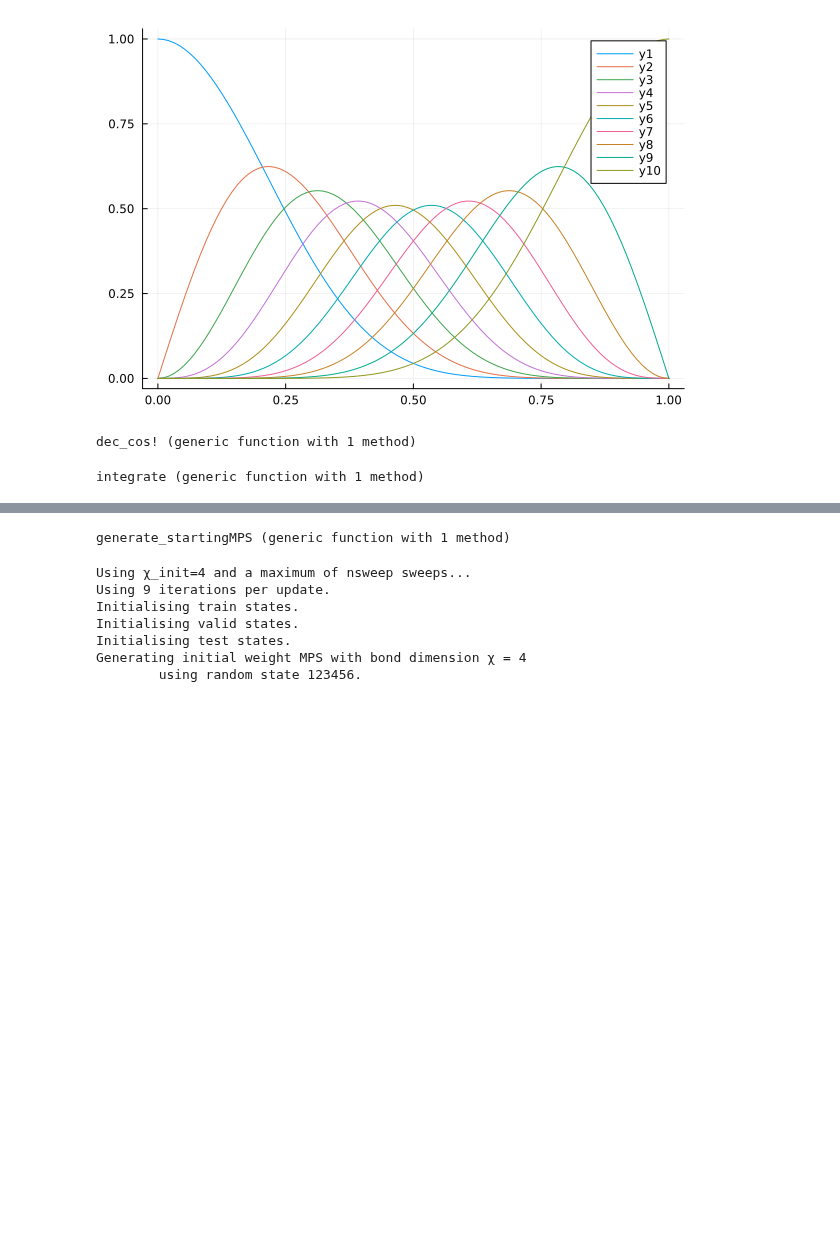
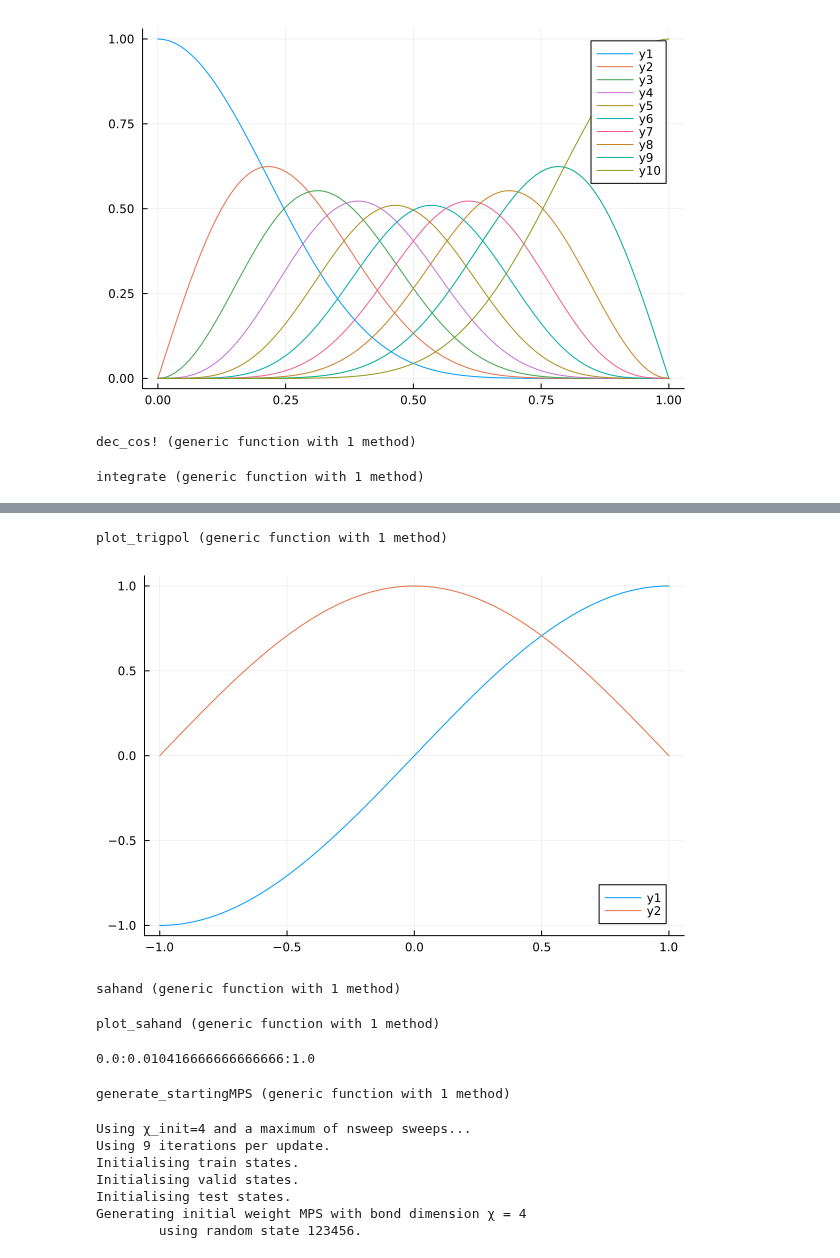
Before and after one commit to jmoo2880/QuantumInspiredML, a Jupyter notebook: LogLoss/ffts.ipynb, the cells around one changed output, grey strips where cells are left out. Saved outputs shown, nothing was run; the diff lists cells and outputs as text; code cells hidden in the pictures; blank space fills up the shorter version.

Commit message:
Began to implement fourier and sahand feature maps

```diff
--- a/LogLoss/ffts.ipynb
+++ b/LogLoss/ffts.ipynb
@@ -99,0 +93,59 @@ f\left( 2 \right)
+# %%
+function trigpol(i,d)
+    @assert i <= 2*d "Function index out of Bounds"
+    if isodd(i)
+        n = ceil(i/2)
+        func = x -> sin.(n*x*pi/2)
+    else
+        n = i/2
+        func = x -> cos.(n*x*pi/2)
+    end
+
+    return func
+end
+
+function plot_trigpol(xs,d)
+    ys = trigpol(1,d)
+    p = plot(xs,ys(xs))
+    for s = 2:d
+        ys = trigpol(s,d)
+        plot!(xs,ys(xs))
+    end
+    return p
+end
+# %% [output]
+plot_trigpol (generic function with 1 method)
+# %%
+ts_len=96
+endp = pi/4
+xs=-1:1/96:1;
+
+plot_trigpol(xs,2)
+# %% [output]
+[figure, added]
+# %%
+function sahand(x::Float64, i::Int,d::Int)
+    dx = 2/d # width of one interval
+    startx = (i-1) * dx
+    if startx <= x <= i*dx
+        s1 = cospi(0.5 * (x - startx)/dx )
+        s2 = sinpi(0.5 * (x - startx)/dx )
+    else
+        s1,s2 = 0,0
+    end
+
+    return [s1,s2]
+end
+# %% [output]
+sahand (generic function with 1 method)
+# %%
+function plot_sahand(xs,d)
+    ys = vcat([sahand(x,i,d) for i in 1:d]...)
+    for s = 2:d
+        ys = vcat([sahand(x,1,d) for x in xs]...)
+        plot!(xs,ys)
+    end
+    return p
+end
+# %% [output]
+plot_sahand (generic function with 1 method)
@@ -100,3 +165,7 @@ f\left( 2 \right)
+# %%
+xs
+# %% [output]
+0.0:0.010416666666666666:1.0
 # %%
 function generate_startingMPS(χ_init, site_indices::Vector{Index{Int64}};
     num_classes = 2, random_state=nothing)
```
Also changed, not shown: parts of 7 cells of this notebook, 3 other files.
